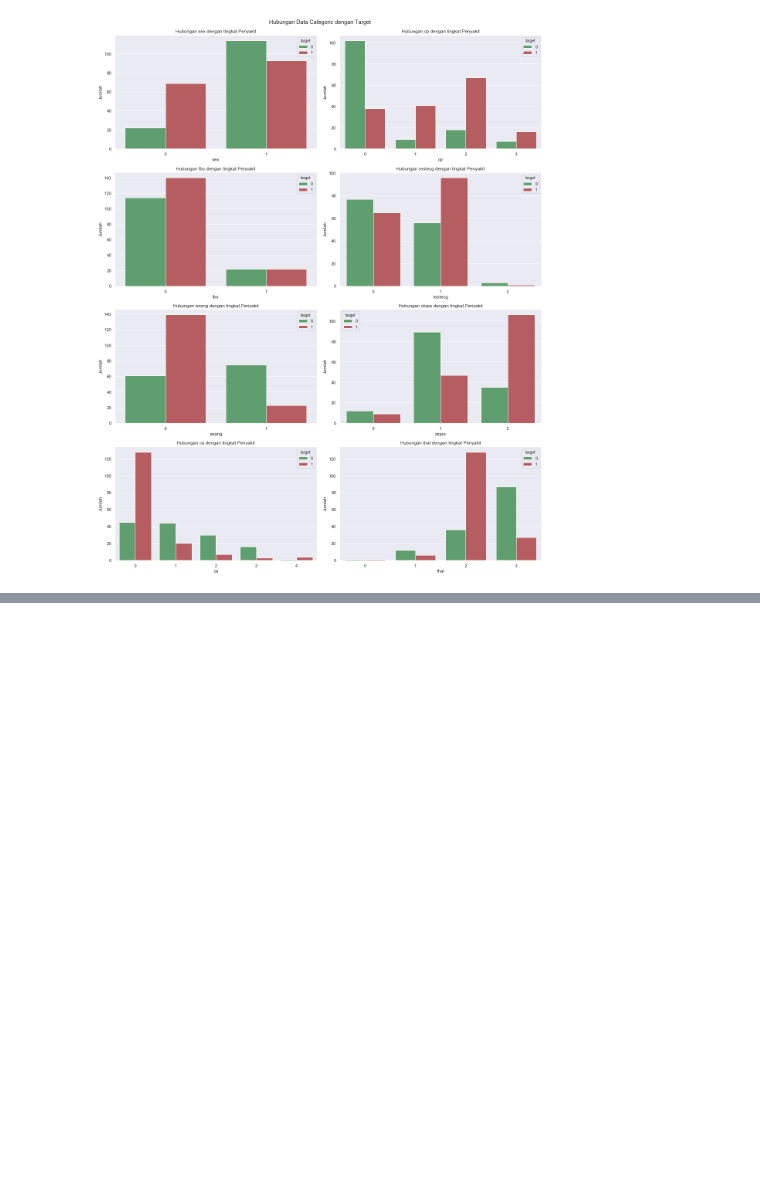
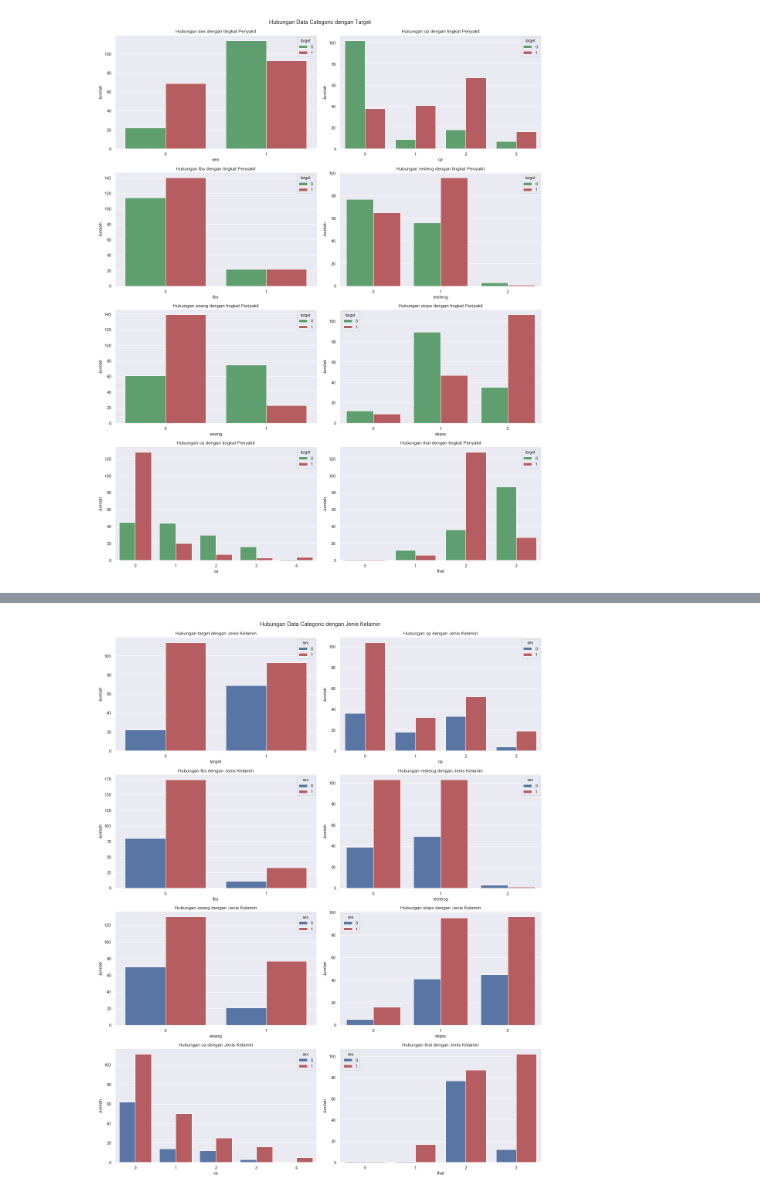
Before and after one commit to rshby/skripsi, a Jupyter notebook: Codingan/coba_Prediction_with_XgBoost.ipynb, the cells around one changed output, grey strips where cells are left out. Cells and saved outputs as stored; diff of their text form; code cells hidden in the pictures; blank space fills up the shorter version.

```diff
--- a/Codingan/coba_Prediction_with_XgBoost.ipynb
+++ b/Codingan/coba_Prediction_with_XgBoost.ipynb
@@ -201,0 +225,14 @@ RuntimeError: Selected KDE bandwidth is 0. Cannot estiamte density.
+# %%
+cat_cols = ["target", "cp", "fbs", "restecg", "exang", "slope", "ca", "thal"]
+
+fig, axes = plt.subplots(ncols=2, nrows=4, constrained_layout=True, figsize=(16, 20))
+fig.suptitle("Hubungan Data Categoric dengan Jenis Kelamin")
+
+for kolom, ax in zip(cat_cols, axes.flatten()):
+    _ = ax.set_title(f"Hubungan {kolom} dengan Jenis Kelamin")
+    _ = sns.countplot(x=kolom, data=df, hue="sex", palette=["b", "r"], ax=ax)
+    _ = ax.set_ylabel("Jumlah")
+
+plt.show()
+# %% [output]
+[figure, added]
```
Also changed, not shown: parts of 3 cells of this notebook.
